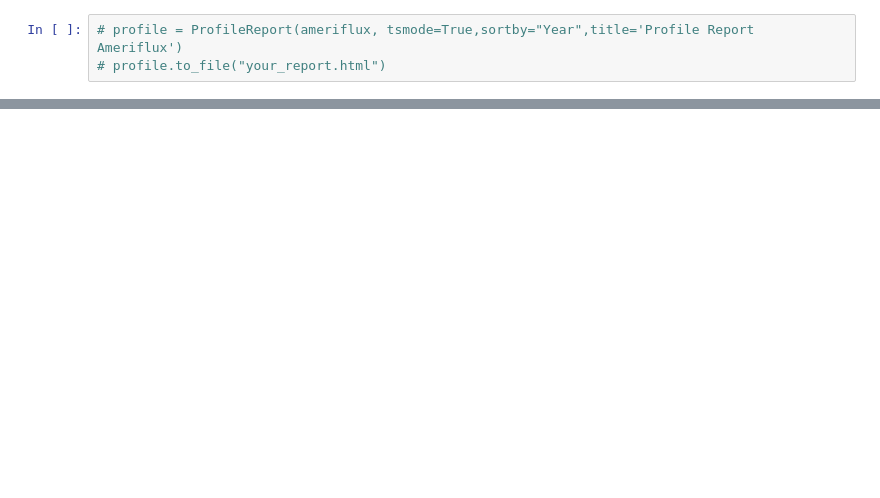
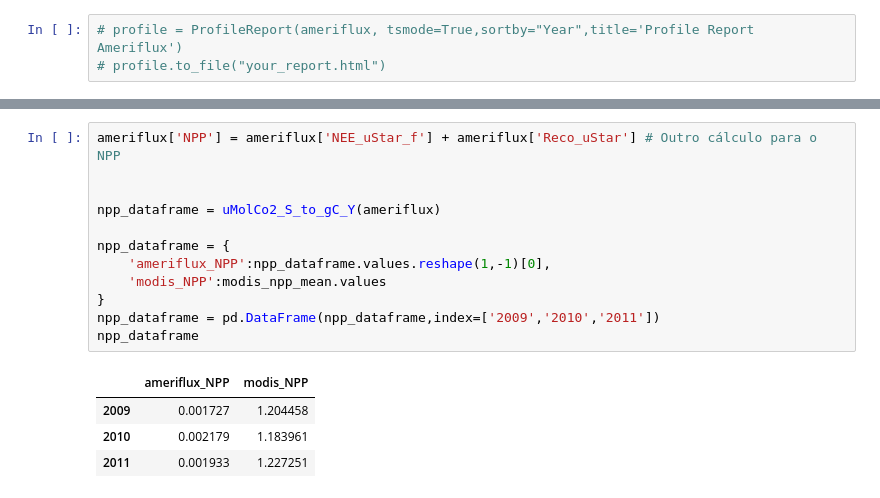
Before and after one commit to albert-santos/remote-sensing, a Jupyter notebook: Jean/Ameriflux+modis/Santarem/Comparacao_Santarem_Modis.ipynb, the cells around one changed output, grey strips where cells are left out. Drawn from its saved outputs; the diff is of its cells as text; blank space fills up the shorter version.

```diff
--- a/Jean/Ameriflux+modis/Santarem/Comparacao_Santarem_Modis.ipynb
+++ b/Jean/Ameriflux+modis/Santarem/Comparacao_Santarem_Modis.ipynb
@@ -173,0 +190,17 @@ reg_graph(eixo_x,eixo_y,data=data,xlabel=xlabel,ylabel=ylabel,title=title + ' FI
+# %%
+ameriflux['NPP'] = ameriflux['NEE_uStar_f'] + ameriflux['Reco_uStar'] # Outro cálculo para o NPP
+
+
+npp_dataframe = uMolCo2_S_to_gC_Y(ameriflux)
+
+npp_dataframe = {
+    'ameriflux_NPP':npp_dataframe.values.reshape(1,-1)[0],
+    'modis_NPP':modis_npp_mean.values
+}
+npp_dataframe = pd.DataFrame(npp_dataframe,index=['2009','2010','2011'])
+npp_dataframe
+# %% [output]
+|  | ameriflux_NPP | modis_NPP |
+| 2009 | 0.001727 | 1.204458 |
+| 2010 | 0.002179 | 1.183961 |
+| 2011 | 0.001933 | 1.227251 |
```
Also changed, not shown: parts of 8 cells of this notebook, 2 other files.
